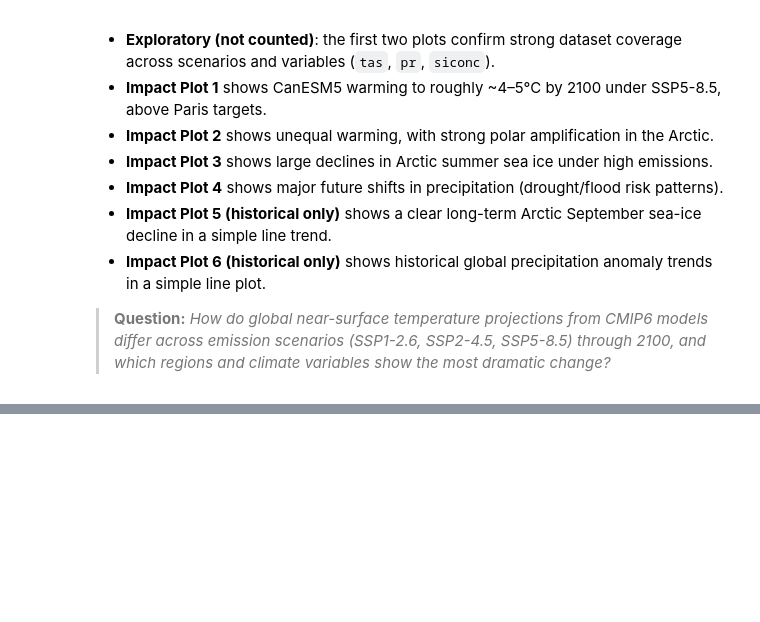
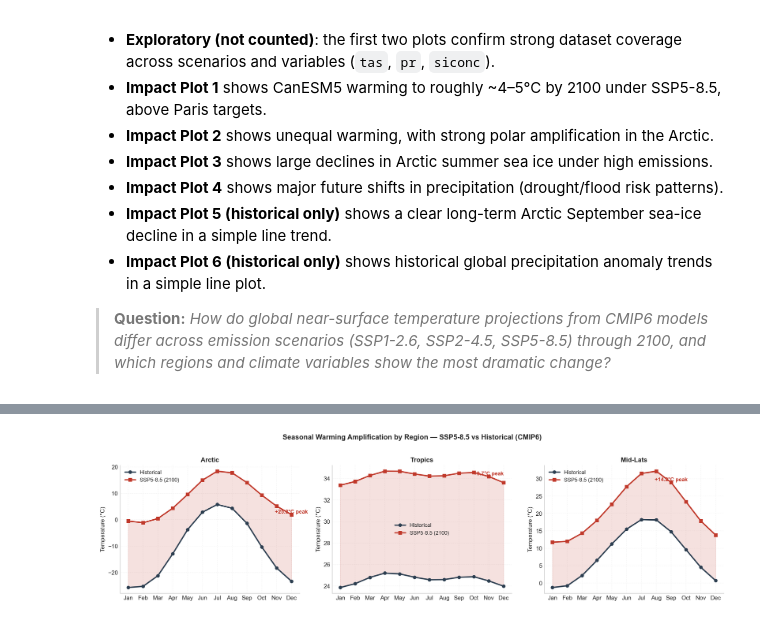
Before and after one commit to matthewviray/climate-signal, a Jupyter notebook: more_climate_eda.ipynb, the cells around one changed output, grey strips where cells are left out. Drawn from its saved outputs; the diff is of its cells as text; code cells hidden in the pictures; blank space fills up the shorter version.

```diff
--- a/more_climate_eda.ipynb
+++ b/more_climate_eda.ipynb
@@ -725,0 +855,75 @@ Based on the plots above:
+# %%
+# Define latitude bands
+def get_regional_monthly_temp(ds_hist, ds_ssp, region_name, lat_min, lat_max):
+    lat_name = next((c for c in ds_hist['tas'].coords if 'lat' in c.lower()), None)
+    if lat_name is None:
+        raise ValueError(f'Could not find latitude coordinate for {region_name}.')
+
+    # Select region and compute monthly mean for each year
+    tas_hist = ds_hist['tas'].sel({lat_name: slice(lat_min, lat_max)}) - 273.15
+    tas_ssp = ds_ssp['tas'].sel({lat_name: slice(lat_min, lat_max)}) - 273.15
+
+    # Area-weighted mean over region
+    weights = np.cos(np.deg2rad(ds_hist[lat_name].sel({lat_name: slice(lat_min, lat_max)})))
+    weights.name = 'weights'
+
+    # Group by month and compute climatology
+    monthly_hist = []
+    monthly_ssp = []
+
+    for month in range(1, 13):
+        h_sel = tas_hist.isel(time=(ds_hist.time.dt.month == month).values).weighted(weights).mean(['lat', 'lon'])
+        s_sel = tas_ssp.isel(time=(ds_ssp.time.dt.month == month).values).weighted(weights).mean(['lat', 'lon'])
+        monthly_hist.append(float(h_sel.mean()))
+        monthly_ssp.append(float(s_sel.mean()))
+
+    return region_name, np.array(monthly_hist), np.array(monthly_ssp)
+
+# Compute for three regions
+try:
+    ds_hist, ds_ssp
+except NameError:
+    ds_hist = open_cmip6('tas', 'historical')
+    ds_ssp = open_cmip6('tas', 'ssp585')
+
+arctic_name, arctic_hist, arctic_ssp = get_regional_monthly_temp(ds_hist, ds_ssp, 'Arctic', 60, 90)
+tropics_name, tropics_hist, tropics_ssp = get_regional_monthly_temp(ds_hist, ds_ssp, 'Tropics', -30, 30)
+midlat_name, midlat_hist, midlat_ssp = get_regional_monthly_temp(ds_hist, ds_ssp, 'Mid-Lats', 30, 60)
+
+months = np.arange(1, 13)
+month_names = ['Jan', 'Feb', 'Mar', 'Apr', 'May', 'Jun', 'Jul', 'Aug', 'Sep', 'Oct', 'Nov', 'Dec']
+
+fig, axes = plt.subplots(1, 3, figsize=(15, 4))
+regions = [
+    (arctic_name, arctic_hist, arctic_ssp, axes[0]),
+    (tropics_name, tropics_hist, tropics_ssp, axes[1]),
+    (midlat_name, midlat_hist, midlat_ssp, axes[2]),
+]
+
+for region_name, hist, ssp, ax in regions:
+    warming = ssp - hist
+    peak_warming = np.max(warming)
+    peak_month = np.argmax(warming) + 1
+
+    ax.plot(months, hist, 'o-', color='#2c3e50', lw=2.2, markersize=5, label='Historical')
+    ax.plot(months, ssp, 's-', color='#c0392b', lw=2.2, markersize=5, label='SSP5-8.5 (2100)')
+    ax.fill_between(months, hist, ssp, alpha=0.15, color='#c0392b')
+
+    ax.set_xticks(months)
+    ax.set_xticklabels(month_names)
+    ax.set_title(f'{region_name}', fontsize=11, fontweight='bold')
+    ax.set_ylabel('Temperature (°C)', fontsize=10)
+    ax.legend(fontsize=9)
+    ax.grid(alpha=0.3, linestyle=':')
+    ax.spines[['top', 'right']].set_visible(False)
+
+    # Annotate peak warming
+    ax.text(peak_month, ssp[peak_month-1], f'+{peak_warming:.1f}°C peak',
+            fontsize=9, ha='center', va='bottom', color='#c0392b', fontweight='bold')
+
+fig.suptitle('Seasonal Warming Amplification by Region — SSP5-8.5 vs Historical (CMIP6)',
+             fontsize=12, fontweight='bold', y=1.02)
+plt.tight_layout()
+plt.show()
+# %% [output]
+[figure, added]
```
Also changed, not shown: parts of 9 cells of this notebook.
